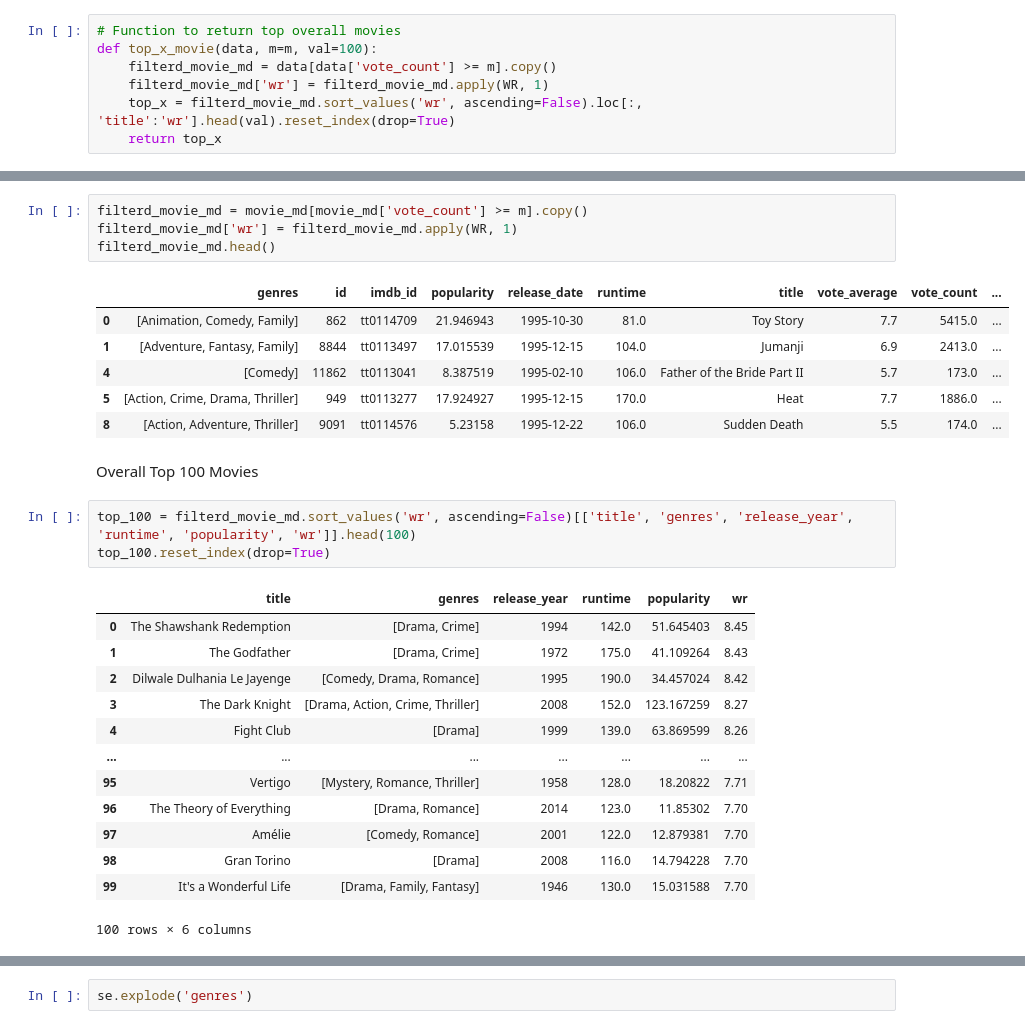
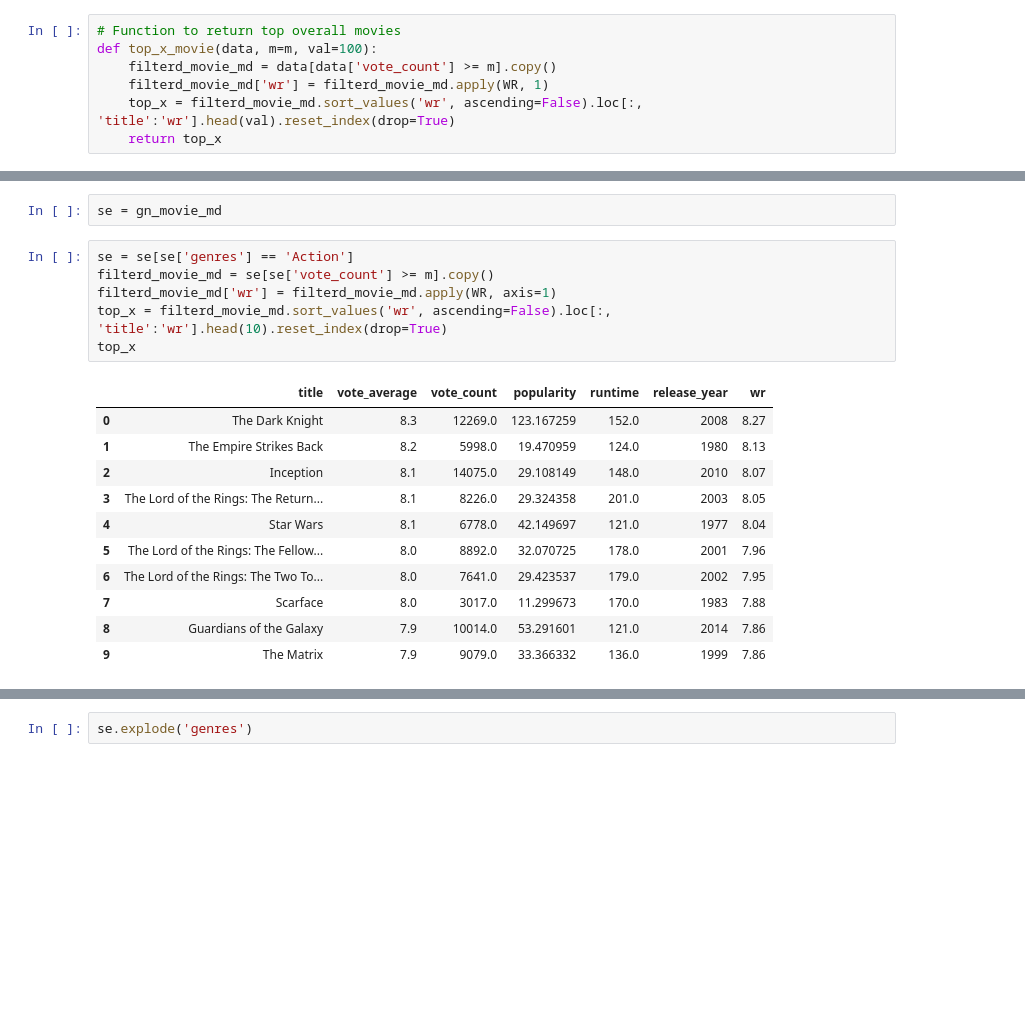
Before and after one commit to TelRich/Movie-Recommender, a Jupyter notebook: movie_recommeder.ipynb, the cells around one changed output, grey strips where cells are left out. Drawn from its saved outputs; the diff is of its cells as text; blank space fills up the shorter version.

Commit message:
Finished recommender for top movie by genre

```diff
--- a/movie_recommeder.ipynb
+++ b/movie_recommeder.ipynb
@@ -138,30 +171,20 @@ top_x_movie(movie_md, val=20)
+# %%
+se = gn_movie_md
 # %%
-filterd_movie_md = movie_md[movie_md['vote_count'] >= m].copy()
-filterd_movie_md['wr'] = filterd_movie_md.apply(WR, 1)
-filterd_movie_md.head()
+se = se[se['genres'] == 'Action']
+filterd_movie_md = se[se['vote_count'] >= m].copy()
+filterd_movie_md['wr'] = filterd_movie_md.apply(WR, axis=1)
+top_x = filterd_movie_md.sort_values('wr', ascending=False).loc[:, 'title':'wr'].head(10).reset_index(drop=True)
+top_x
 # %% [output]
-|  | genres | id | imdb_id | popularity | release_date | runtime | title | vote_average | vote_count | ... |
-| 0 | [Animation, Comedy, Family] | 862 | tt0114709 | 21.946943 | 1995-10-30 | 81.0 | Toy Story | 7.7 | 5415.0 | ... |
-| 1 | [Adventure, Fantasy, Family] | 8844 | tt0113497 | 17.015539 | 1995-12-15 | 104.0 | Jumanji | 6.9 | 2413.0 | ... |
-| 4 | [Comedy] | 11862 | tt0113041 | 8.387519 | 1995-02-10 | 106.0 | Father of the Bride Part II | 5.7 | 173.0 | ... |
-| 5 | [Action, Crime, Drama, Thriller] | 949 | tt0113277 | 17.924927 | 1995-12-15 | 170.0 | Heat | 7.7 | 1886.0 | ... |
-| 8 | [Action, Adventure, Thriller] | 9091 | tt0114576 | 5.23158 | 1995-12-22 | 106.0 | Sudden Death | 5.5 | 174.0 | ... |
+|  | title | vote_average | vote_count | popularity | runtime | release_year | wr |
+| 0 | The Dark Knight | 8.3 | 12269.0 | 123.167259 | 152.0 | 2008 | 8.27 |
+| 1 | The Empire Strikes Back | 8.2 | 5998.0 | 19.470959 | 124.0 | 1980 | 8.13 |
+| 2 | Inception | 8.1 | 14075.0 | 29.108149 | 148.0 | 2010 | 8.07 |
+| 3 | The Lord of the Rings: The Return... | 8.1 | 8226.0 | 29.324358 | 201.0 | 2003 | 8.05 |
+| 4 | Star Wars | 8.1 | 6778.0 | 42.149697 | 121.0 | 1977 | 8.04 |
+| 5 | The Lord of the Rings: The Fellow... | 8.0 | 8892.0 | 32.070725 | 178.0 | 2001 | 7.96 |
+| 6 | The Lord of the Rings: The Two To... | 8.0 | 7641.0 | 29.423537 | 179.0 | 2002 | 7.95 |
+| 7 | Scarface | 8.0 | 3017.0 | 11.299673 | 170.0 | 1983 | 7.88 |
+| 8 | Guardians of the Galaxy | 7.9 | 10014.0 | 53.291601 | 121.0 | 2014 | 7.86 |
+| 9 | The Matrix | 7.9 | 9079.0 | 33.366332 | 136.0 | 1999 | 7.86 |
-# %% [markdown]
-Overall Top 100 Movies
-# %%
-top_100 = filterd_movie_md.sort_values('wr', ascending=False)[['title', 'genres', 'release_year', 'runtime', 'popularity', 'wr']].head(100)
-top_100.reset_index(drop=True)
-# %% [output]
-|  | title | genres | release_year | runtime | popularity | wr |
-| 0 | The Shawshank Redemption | [Drama, Crime] | 1994 | 142.0 | 51.645403 | 8.45 |
-| 1 | The Godfather | [Drama, Crime] | 1972 | 175.0 | 41.109264 | 8.43 |
-| 2 | Dilwale Dulhania Le Jayenge | [Comedy, Drama, Romance] | 1995 | 190.0 | 34.457024 | 8.42 |
-| 3 | The Dark Knight | [Drama, Action, Crime, Thriller] | 2008 | 152.0 | 123.167259 | 8.27 |
-| 4 | Fight Club | [Drama] | 1999 | 139.0 | 63.869599 | 8.26 |
-| ... | ... | ... | ... | ... | ... | ... |
-| 95 | Vertigo | [Mystery, Romance, Thriller] | 1958 | 128.0 | 18.20822 | 7.71 |
-| 96 | The Theory of Everything | [Drama, Romance] | 2014 | 123.0 | 11.85302 | 7.70 |
-| 97 | Amélie | [Comedy, Romance] | 2001 | 122.0 | 12.879381 | 7.70 |
-| 98 | Gran Torino | [Drama] | 2008 | 116.0 | 14.794228 | 7.70 |
-| 99 | It's a Wonderful Life | [Drama, Family, Fantasy] | 1946 | 130.0 | 15.031588 | 7.70 |
-100 rows × 6 columns
```
Also changed, not shown: parts of 9 cells of this notebook.
